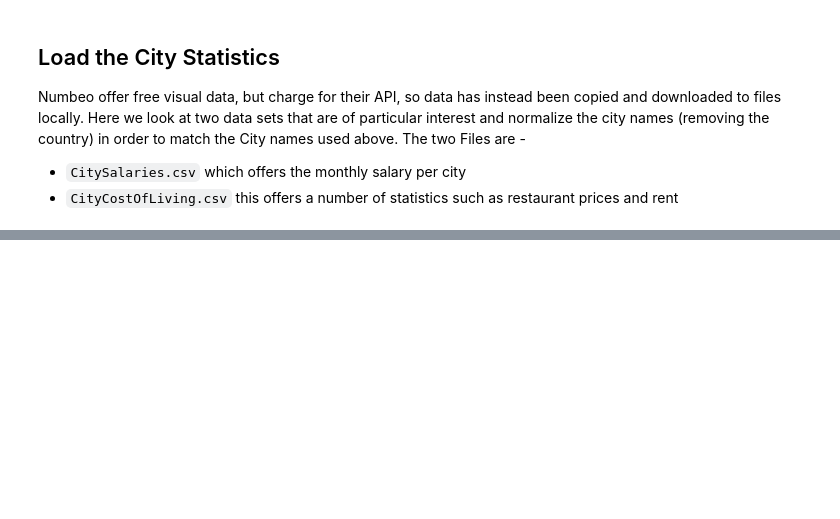
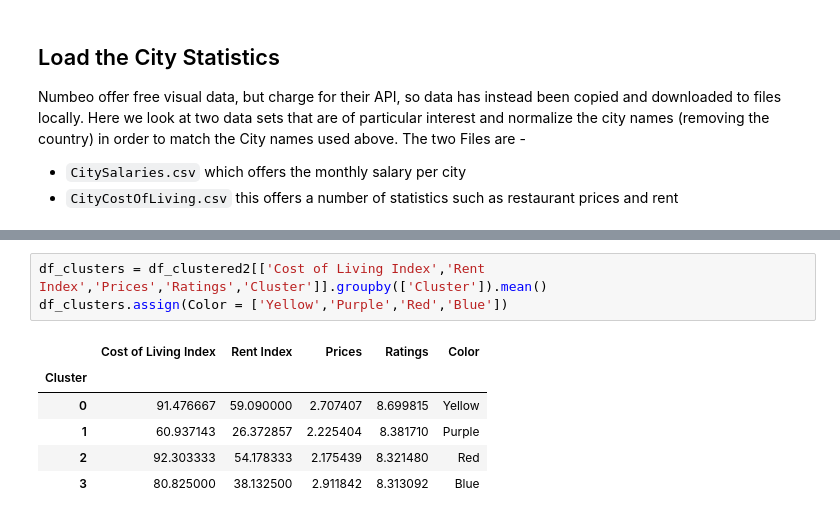
Before and after one commit to bill-looby/Coursera_Capstone, a Jupyter notebook: Investigations.ipynb, the cells around one changed output, grey strips where cells are left out. Saved outputs shown, nothing was run; the diff lists cells and outputs as text; blank space fills up the shorter version.

```diff
--- a/Investigations.ipynb
+++ b/Investigations.ipynb
@@ -296,0 +437,10 @@ map_europe
+# %%
+df_clusters = df_clustered2[['Cost of Living Index','Rent Index','Prices','Ratings','Cluster']].groupby(['Cluster']).mean()
+df_clusters.assign(Color = ['Yellow','Purple','Red','Blue'])
+# %% [output]
+|  | Cost of Living Index | Rent Index | Prices | Ratings | Color |
+| Cluster |  |  |  |  |  |
+| 0 | 91.476667 | 59.090000 | 2.707407 | 8.699815 | Yellow |
+| 1 | 60.937143 | 26.372857 | 2.225404 | 8.381710 | Purple |
+| 2 | 92.303333 | 54.178333 | 2.175439 | 8.321480 | Red |
+| 3 | 80.825000 | 38.132500 | 2.911842 | 8.313092 | Blue |
```
Also changed, not shown: parts of 26 cells of this notebook.
